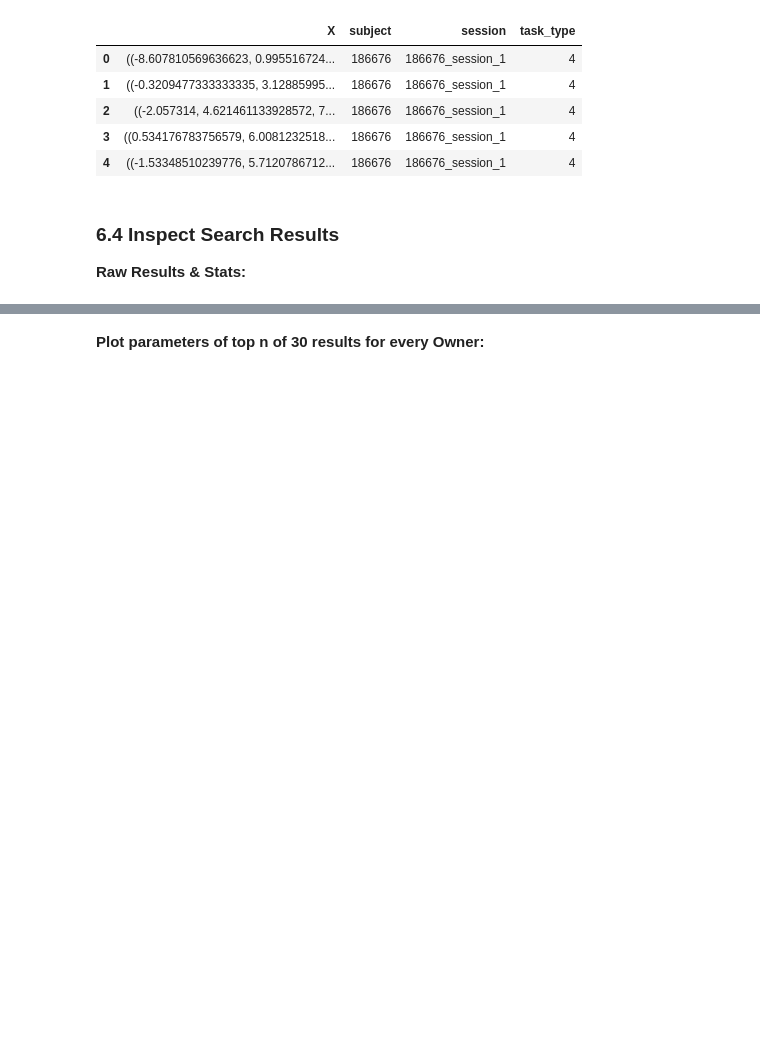
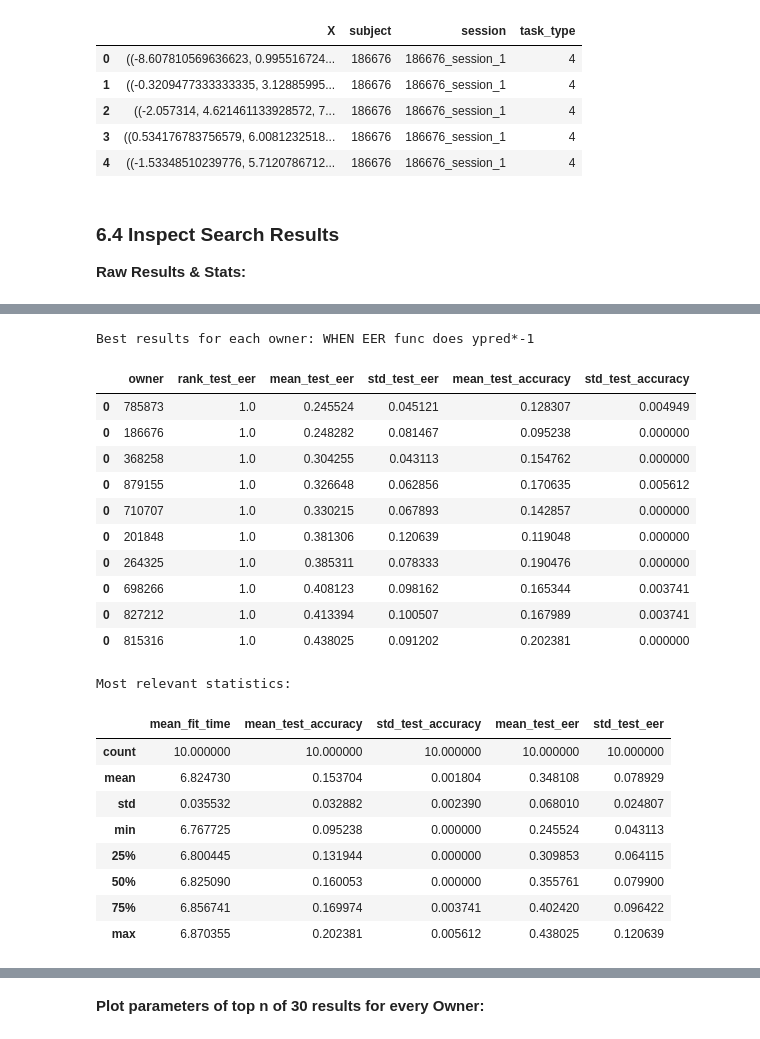
Before and after one commit to UW-CIA/Extensive_Evaluations, a Jupyter notebook: ContinAuth/notebooks/VAE_chapter-5-5-siamese-cnn-NO_WASTE.ipynb, the cells around one changed output, grey strips where cells are left out. Drawn from its saved outputs; the diff is of its cells as text; code cells hidden in the pictures; blank space fills up the shorter version.

```diff
--- a/ContinAuth/notebooks/VAE_chapter-5-5-siamese-cnn-NO_WASTE.ipynb
+++ b/ContinAuth/notebooks/VAE_chapter-5-5-siamese-cnn-NO_WASTE.ipynb
@@ -1103,0 +1341,52 @@ TerminatedWorkerError: A worker process managed by the executor was unexpectedly
+# %%
+#df_results = pd.read_csv(OUTPUT_PATH / f"{P.name+str(enc)}__VAE__random_search_results.csv")
+print("Best results for each owner: WHEN EER func does ypred*-1")
+
+display(
+    df_results[df_results["rank_test_eer"] <= 1][
+        [
+            "owner",
+            "rank_test_eer",
+            "mean_test_eer",
+            "std_test_eer",
+            "mean_test_accuracy",
+            "std_test_accuracy",
+        ]
+    ].sort_values("mean_test_eer").head(10)
+)
+
+print("\n\n\nMost relevant statistics:")
+display(
+    df_results[df_results["rank_test_eer"] <= 1][
+        [
+            "mean_fit_time",
+            "mean_test_accuracy",
+            "std_test_accuracy",
+            "mean_test_eer",
+            "std_test_eer",
+        ]
+    ].describe()
+)
+# %% [output]
+Best results for each owner: WHEN EER func does ypred*-1
+|  | owner | rank_test_eer | mean_test_eer | std_test_eer | mean_test_accuracy | std_test_accuracy |
+| 0 | 785873 | 1.0 | 0.245524 | 0.045121 | 0.128307 | 0.004949 |
+| 0 | 186676 | 1.0 | 0.248282 | 0.081467 | 0.095238 | 0.000000 |
+| 0 | 368258 | 1.0 | 0.304255 | 0.043113 | 0.154762 | 0.000000 |
+| 0 | 879155 | 1.0 | 0.326648 | 0.062856 | 0.170635 | 0.005612 |
+| 0 | 710707 | 1.0 | 0.330215 | 0.067893 | 0.142857 | 0.000000 |
+| 0 | 201848 | 1.0 | 0.381306 | 0.120639 | 0.119048 | 0.000000 |
+| 0 | 264325 | 1.0 | 0.385311 | 0.078333 | 0.190476 | 0.000000 |
+| 0 | 698266 | 1.0 | 0.408123 | 0.098162 | 0.165344 | 0.003741 |
+| 0 | 827212 | 1.0 | 0.413394 | 0.100507 | 0.167989 | 0.003741 |
+| 0 | 815316 | 1.0 | 0.438025 | 0.091202 | 0.202381 | 0.000000 |
+Most relevant statistics:
+|  | mean_fit_time | mean_test_accuracy | std_test_accuracy | mean_test_eer | std_test_eer |
+| count | 10.000000 | 10.000000 | 10.000000 | 10.000000 | 10.000000 |
+| mean | 6.824730 | 0.153704 | 0.001804 | 0.348108 | 0.078929 |
+| std | 0.035532 | 0.032882 | 0.002390 | 0.068010 | 0.024807 |
+| min | 6.767725 | 0.095238 | 0.000000 | 0.245524 | 0.043113 |
+| 25% | 6.800445 | 0.131944 | 0.000000 | 0.309853 | 0.064115 |
+| 50% | 6.825090 | 0.160053 | 0.000000 | 0.355761 | 0.079900 |
+| 75% | 6.856741 | 0.169974 | 0.003741 | 0.402420 | 0.096422 |
+| max | 6.870355 | 0.202381 | 0.005612 | 0.438025 | 0.120639 |
```
Also changed, not shown: parts of 12 cells of this notebook, 25 other files.
